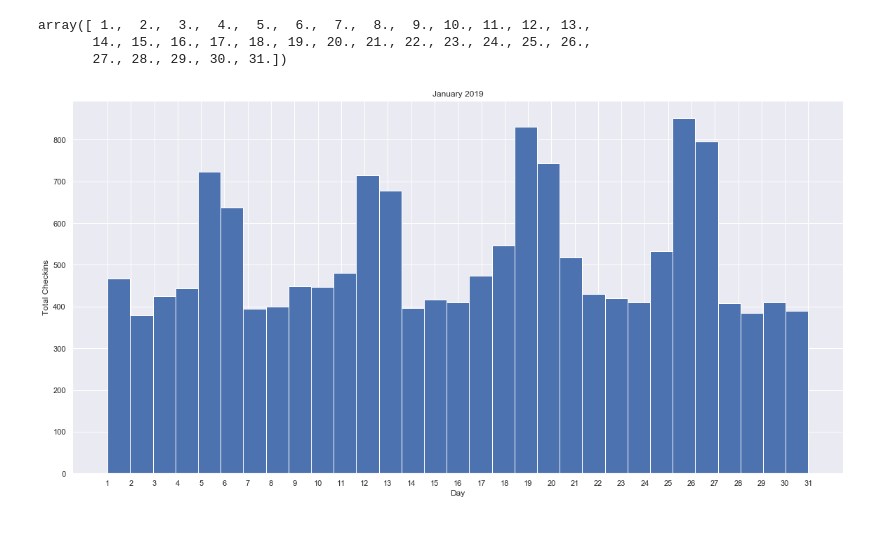
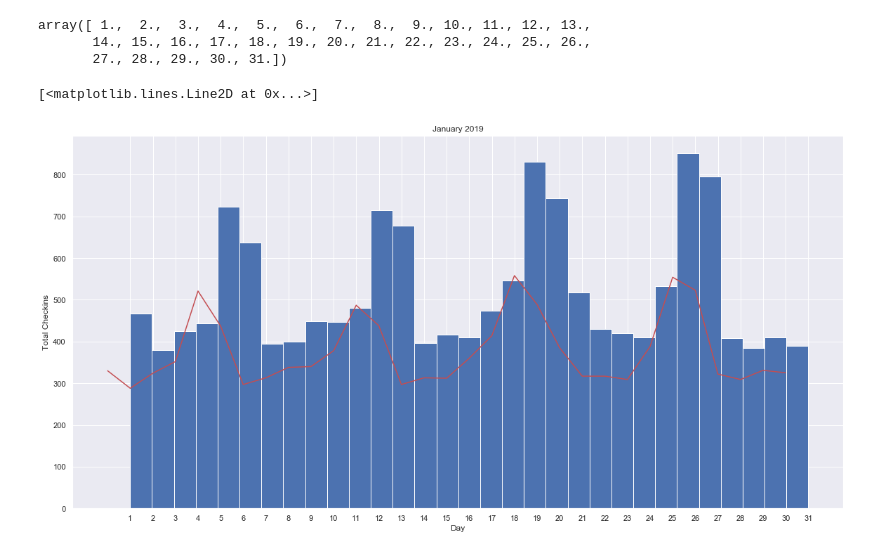
Before and after one commit to egitit/Yelp_Business_Check-ins_and_The-Weather, a Jupyter notebook: yelp_checkin_eda.ipynb, the cells around one changed output. Saved outputs shown, nothing was run; the diff lists cells and outputs as text; code cells hidden in the pictures.

```diff
--- a/yelp_checkin_eda.ipynb
+++ b/yelp_checkin_eda.ipynb
@@ -257,7 +254,11 @@ len(test)
 def rest_per_day_jan(df):
     lst = []
     a = np.arange(1,32)
-    total = df.loc[ (df['Day'] == 1) & (df['Month'] == 1)]
+    for date in a:
+        total = df.loc[ (df['Day'] == date) & (df['Month'] == 1)]
+        total = total.groupby('business_id').count()
+        lst.append(len(total))
+    return lst
 # %%
 rest_per_day_jan(checkins_2019)
 # %% [output]
@@ -331,10 +348,12 @@ array([ 1.,  2.,  3.,  4.,  5.,  6.,  7.,  8.,  9., 10., 11., 12., 13.,
 # %%
 fig, ax = plt.subplots(figsize=(16,8))
 ax.hist(x = jan_checkins_2019['Day'], bins=len(jan_checkins_2019['Day'].unique()), align='mid')
 plt.xticks(x_ticks)
 plt.tight_layout()
 ax.set_xlabel('Day')
 ax.set_ylabel('Total Checkins')
 ax.title.set_text("January 2019")
+ax.plot(rest_per_day_jan(checkins_2019),color='r')
 # %% [output]
+[<matplotlib.lines.Line2D at 0x...>]
-[figure, old version]
+[figure, new version]
```
Also changed, not shown: parts of 2 cells of this notebook.
